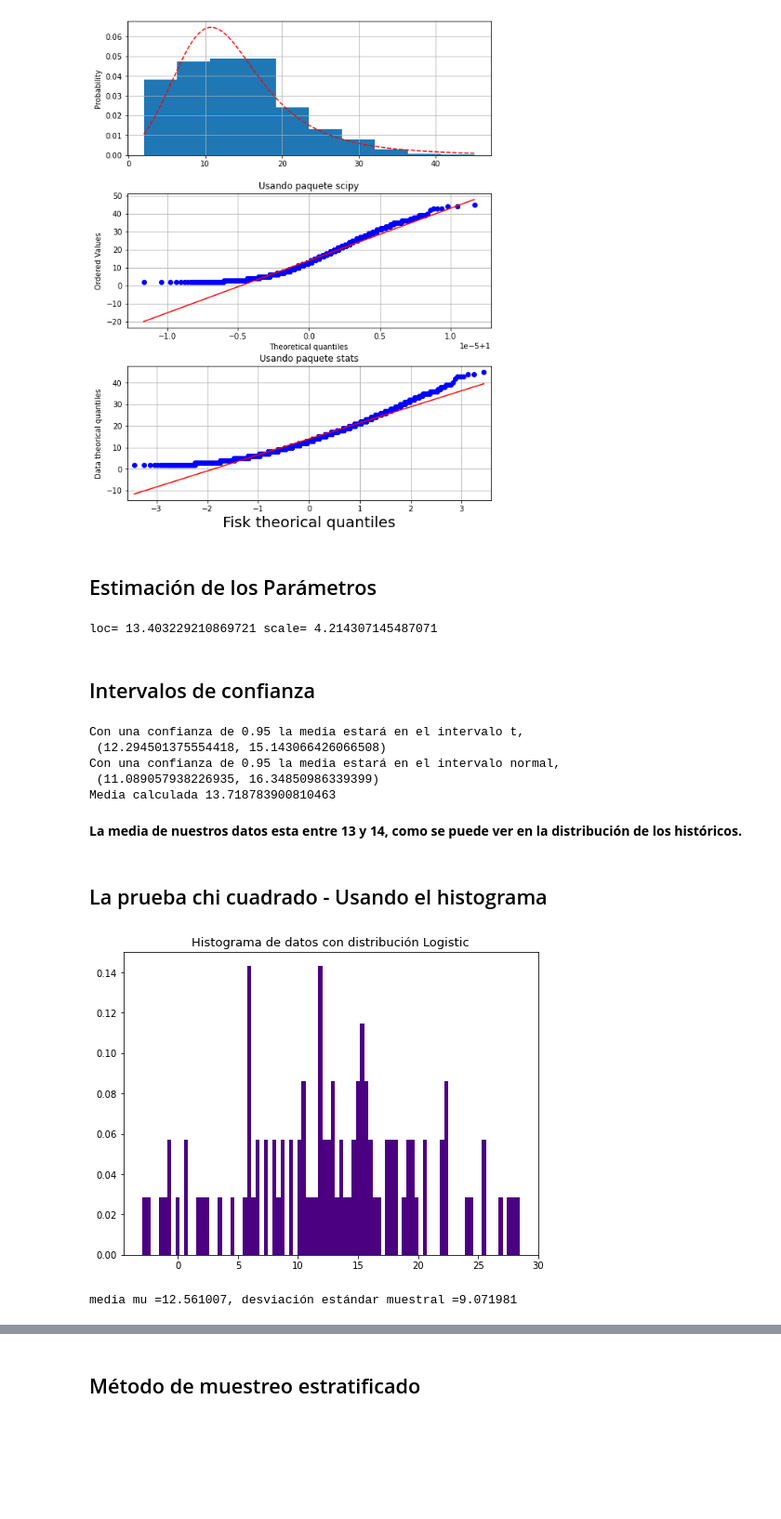
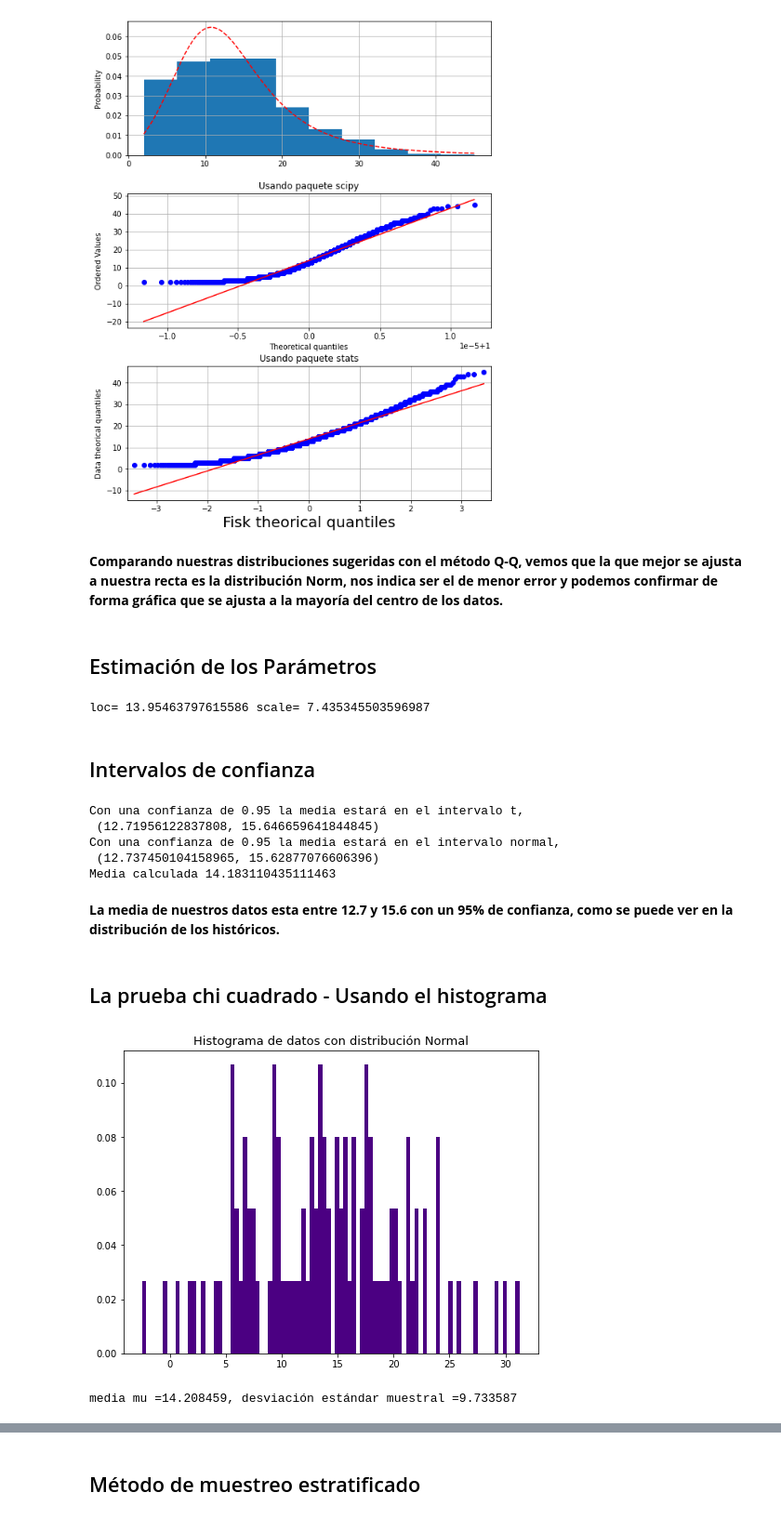
Before and after one commit to Joseancg7/Proyecto_Modulo1, a Jupyter notebook: ProyectoModulo1_GutierrezJ1_OrozcoH2.ipynb, the cells around one changed output, grey strips where cells are left out. Shown at 93% size. Cells and saved outputs as stored; diff of their text form; code cells hidden in the pictures; blank space fills up the shorter version.

Commit message:
cambio de distribucion
cambios nodo2

```diff
--- a/ProyectoModulo1_GutierrezJ1_OrozcoH2.ipynb
+++ b/ProyectoModulo1_GutierrezJ1_OrozcoH2.ipynb
@@ -1146,10 +1151,12 @@ plt.ylabel('Data theorical quantiles')
 plt.show()
 # %% [output]
 [figure]
+# %% [markdown]
+**Comparando nuestras distribuciones sugeridas con el método Q-Q, vemos que la que mejor se ajusta a nuestra recta es la distribución Norm, nos indica ser el de menor error y podemos confirmar de forma gráfica que se ajusta a la mayoría del centro de los datos.**
 # %% [markdown]
 ## Estimación de los Parámetros
 # %%
-params = st.logistic.fit(Nodo2)
+params = st.norm.fit(Nodo2)
 # Separate parts of parameters
 arg = params[:-2]
 loc1 = params[-2]
@@ -1157,7 +1164,7 @@ scale1 = params[-1]
 
 print('loc=',loc1,'scale=',scale1)
 # %% [output]
-loc= 13.403229210869721 scale= 4.214307145487071
+loc= 13.95463797615586 scale= 7.435345503596987
 # %% [markdown]
 ## Intervalos de confianza
 # %%
@@ -1165,41 +1172,41 @@ np.random.seed(55555)
 #media = 10; sd = 20
 N = 100
 confianza = 0.95
-X = np.random.logistic(loc1,scale1,N)
+X = np.random.normal(loc1,scale1,N)
 st.sem
 i1 = st.t.interval(confianza,len(X)-1, loc=np.mean(X), scale=st.sem(X))
-i2 = st.logistic.interval(confianza, loc=np.mean(X), scale=st.sem(X))
+i2 = st.norm.interval(confianza, loc=np.mean(X), scale=st.sem(X))
 print('Con una confianza de %2.2f la media estará en el intervalo t,\n %s' %(confianza,i1))
 print('Con una confianza de %2.2f la media estará en el intervalo normal,\n %s' %(confianza,i2))
 print('Media calculada' ,np.mean(X))
 # %% [output]
 Con una confianza de 0.95 la media estará en el intervalo t,
- (12.294501375554418, 15.143066426066508)
+ (12.71956122837808, 15.646659641844845)
 Con una confianza de 0.95 la media estará en el intervalo normal,
- (11.089057938226935, 16.34850986339399)
-Media calculada 13.718783900810463
+ (12.737450104158965, 15.62877076606396)
+Media calculada 14.183110435111463
 # %% [markdown]
-**La media de nuestros datos esta entre 13 y 14, como se puede ver en la distribución de los históricos.**
+**La media de nuestros datos esta entre 12.7 y 15.6 con un 95% de confianza, como se puede ver en la distribución de los históricos.**
 # %% [markdown]
 ## La prueba chi cuadrado - Usando el histograma
 # %%
 np.random.seed(555)
 mu_real = Nodo2.mean()
 sigma_real = Nodo2.std()
 N = 100 # Cantidad de muestras
-n1 = np.random.logistic(loc1, scale1, N)
+n1 = np.random.normal(loc1, scale1, N)
 J = 90  # Cantidad de particiones del histograma
 plt.figure(figsize=(8,6))
 [freq, x, _] = plt.hist(n1, J, density=True,color='indigo')
-plt.title('Histograma de datos con distribución Logistic',size=13)
+plt.title('Histograma de datos con distribución Normal',size=13)
 plt.show()
 # Se obvia el último valor de x para obtener exactamente J muestras de x
 x = x[:-1]
 
 # Media y desviación estándar muestral
 mu = np.mean(x)
 sigma = np.std(x)
 print('media mu =%f, desviación estándar muestral =%f'%(mu,sigma))
 # %% [output]
-[figure, old version]
+[figure, new version]
-media mu =12.561007, desviación estándar muestral =9.071981
+media mu =14.208459, desviación estándar muestral =9.733587
```
Also changed, not shown: parts of 17 cells of this notebook.
